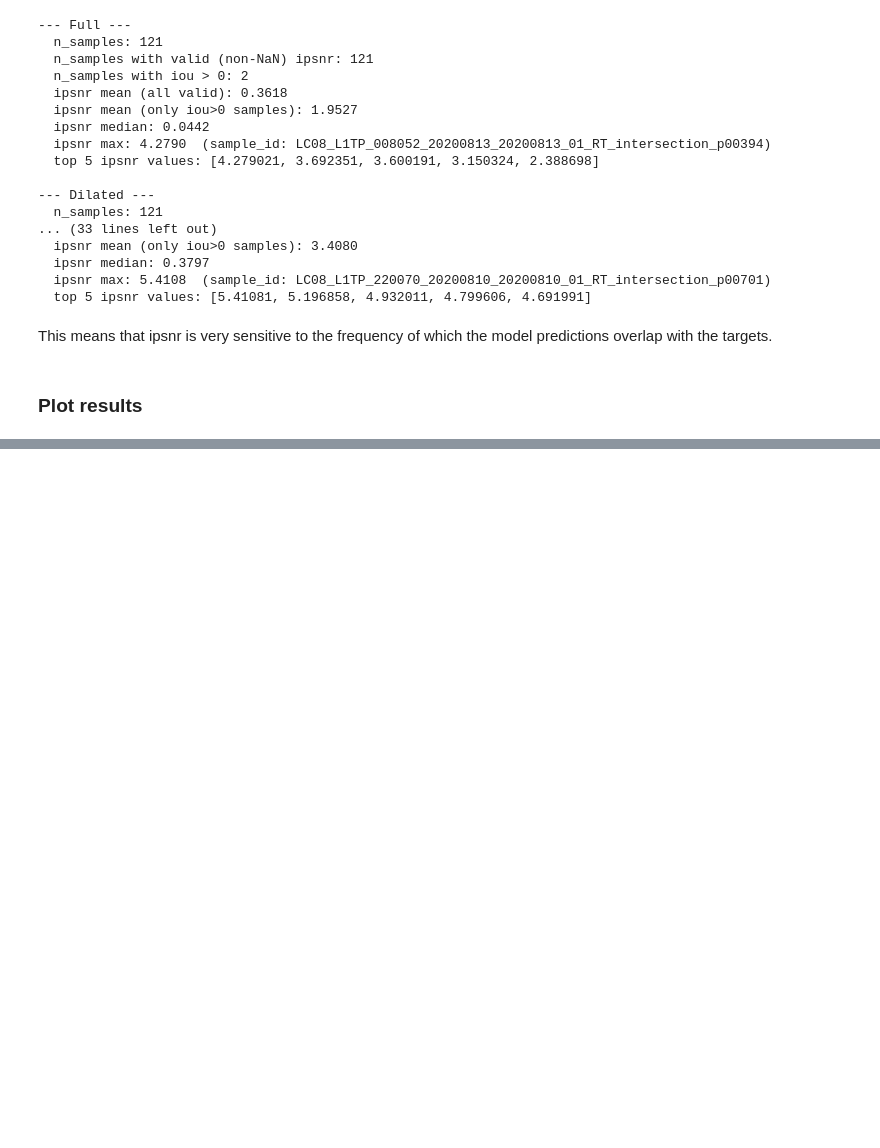
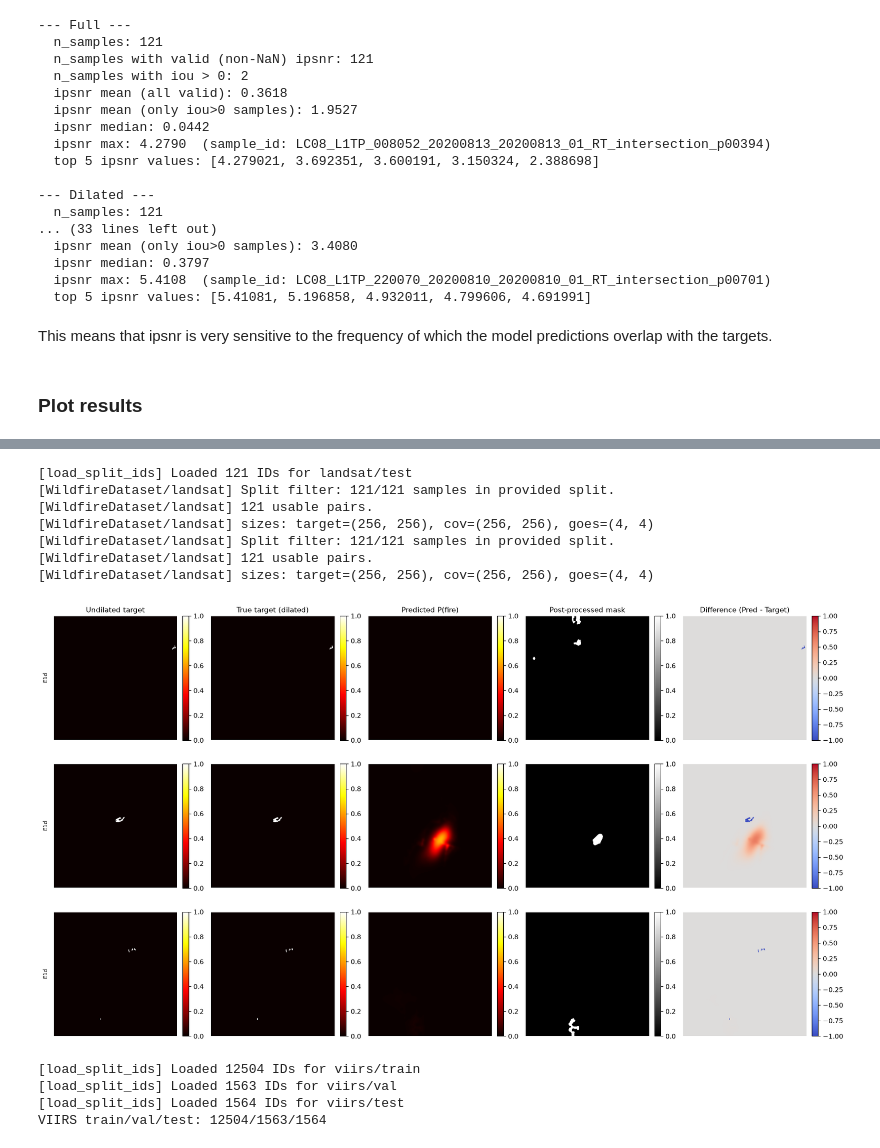
Before and after one commit to ada-th25/irp-th25-azure, a Jupyter notebook: notebooks/explore_results_summary.ipynb, the cells around one changed output, grey strips where cells are left out. Cells and saved outputs as stored; diff of their text form; code cells hidden in the pictures; blank space fills up the shorter version.

Commit message:
CHORE: Update dilated results after fix

```diff
--- a/notebooks/explore_results_summary.ipynb
+++ b/notebooks/explore_results_summary.ipynb
@@ -786,0 +777,16 @@ plot_result_panel(e1d_failures, title_prefix="E1d failure case", out=FIG_DIR / "
+# %%
+# 2. Per-experiment result panels — best of each architecture
+e1d = load_model_and_batch(
+    "../experiments/e1_haunet_direct.YAML",
+    "../checkpoints/e1_haunet_direct_focal_dice_dilated/best_val_auprc.pt",
+    split="test", n_samples=3, seed=42, load_undilated_target=True)
+plot_result_panel(e1d, title_prefix="E1d", out=FIG_DIR / "e1d_predictions.png")
+# %% [output]
+[load_split_ids] Loaded 121 IDs for landsat/test
+[WildfireDataset/landsat] Split filter: 121/121 samples in provided split.
+[WildfireDataset/landsat] 121 usable pairs.
+[WildfireDataset/landsat] sizes: target=(256, 256), cov=(256, 256), goes=(4, 4)
+[WildfireDataset/landsat] Split filter: 121/121 samples in provided split.
+[WildfireDataset/landsat] 121 usable pairs.
+[WildfireDataset/landsat] sizes: target=(256, 256), cov=(256, 256), goes=(4, 4)
+[figure, added]
@@ -786,0 +817,13 @@ plot_result_panel(e1d_failures, title_prefix="E1d failure case", out=FIG_DIR / "
+# %%
+viirs_train_ids = load_split_ids("wildfire-irp-data-th25", "viirs", "train",
+                                  cfg["data"]["output_prefix"], cfg["data"].get("splits_dir", "splits"))
+viirs_val_ids = load_split_ids("wildfire-irp-data-th25", "viirs", "val",
+                                cfg["data"]["output_prefix"], cfg["data"].get("splits_dir", "splits"))
+viirs_test_ids = load_split_ids("wildfire-irp-data-th25", "viirs", "test",
+                                 cfg["data"]["output_prefix"], cfg["data"].get("splits_dir", "splits"))
+print(f"VIIRS train/val/test: {len(viirs_train_ids)}/{len(viirs_val_ids)}/{len(viirs_test_ids)}")
+# %% [output]
+[load_split_ids] Loaded 12504 IDs for viirs/train
+[load_split_ids] Loaded 1563 IDs for viirs/val
+[load_split_ids] Loaded 1564 IDs for viirs/test
+VIIRS train/val/test: 12504/1563/1564
```
Also changed, not shown: parts of 9 cells of this notebook, 6 other files.
